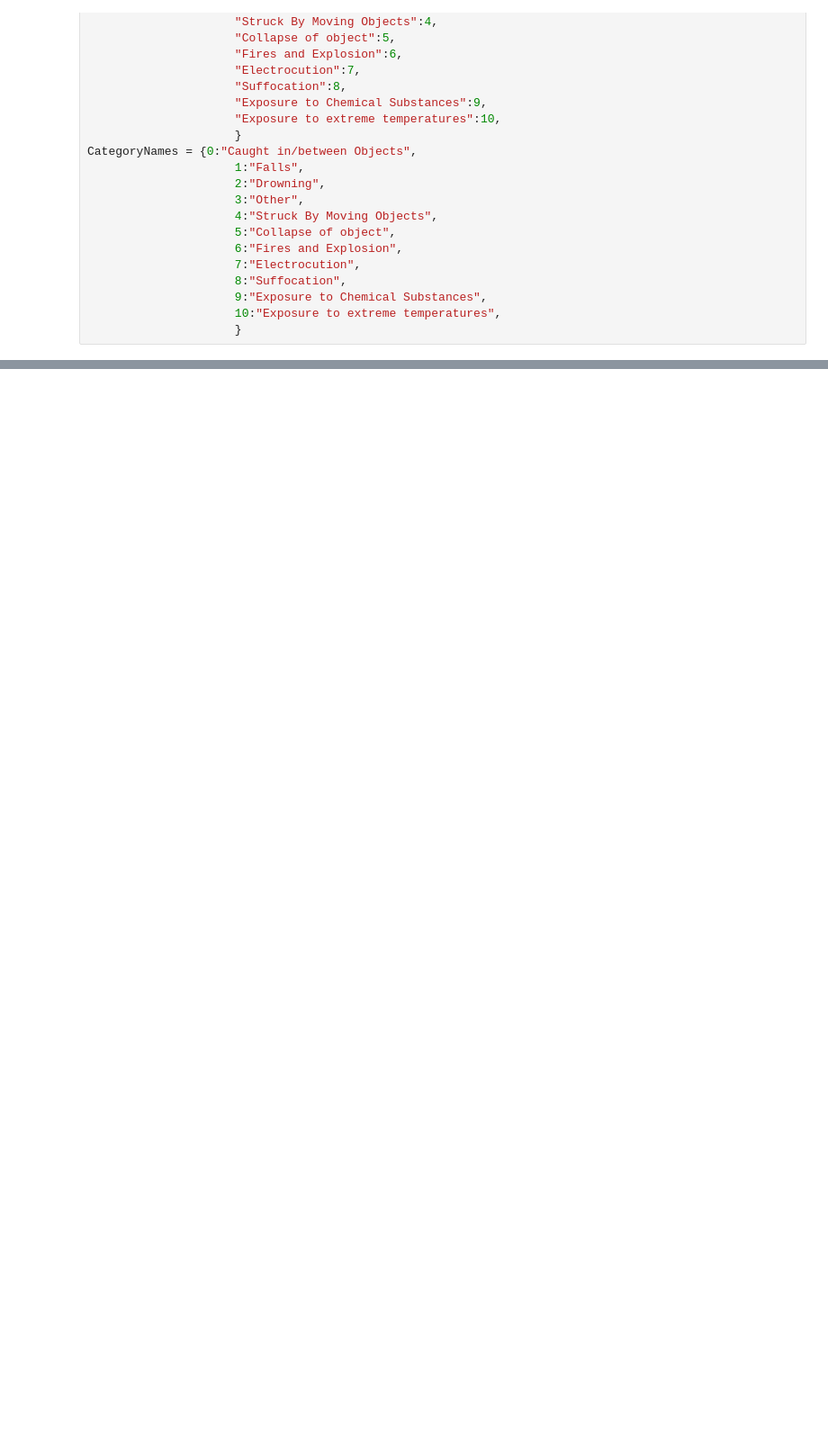
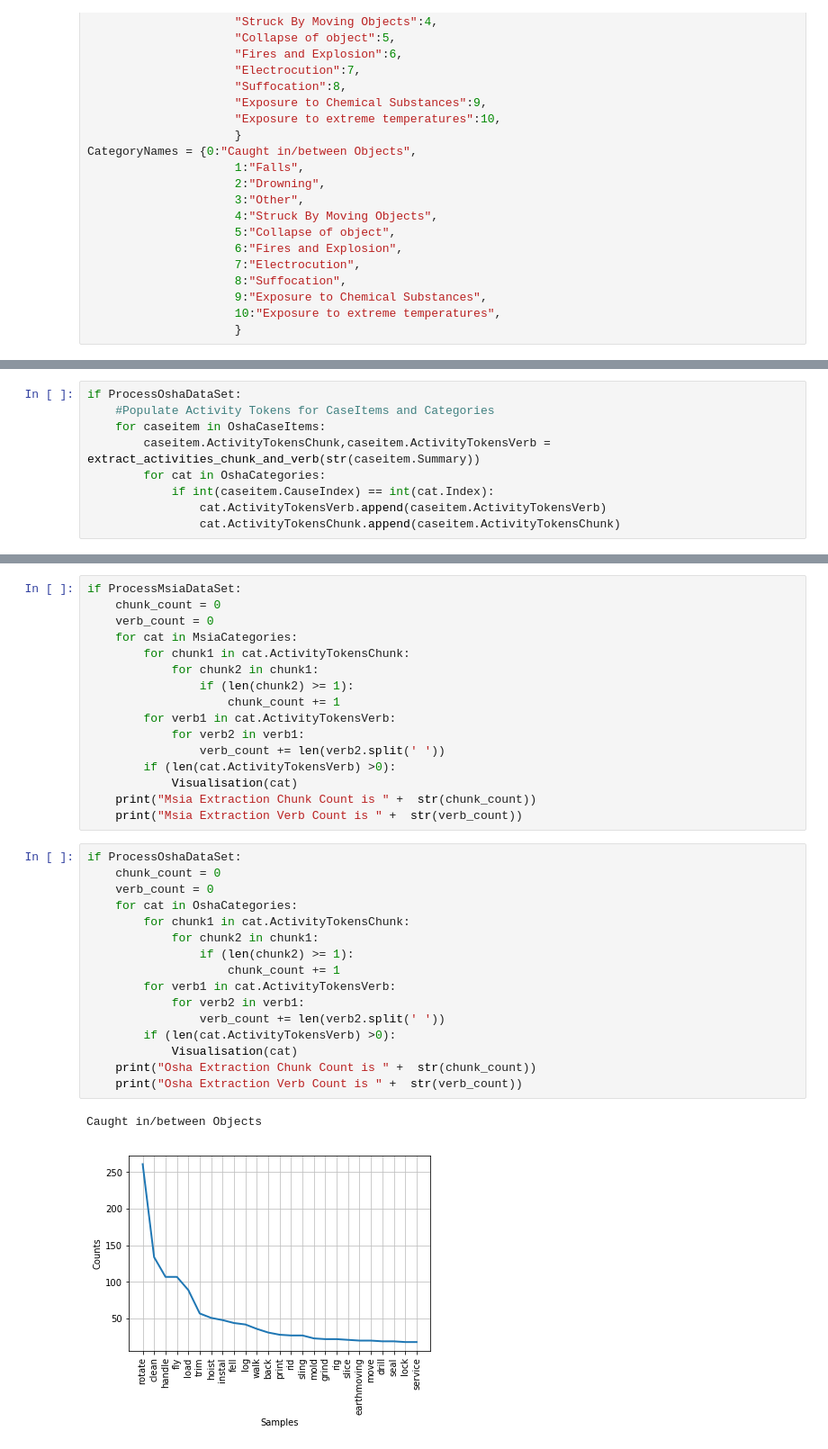
Before and after one commit to arynchoong/MTech-KE-FL, a Jupyter notebook: CA_Activities.ipynb, the cells around one changed output, grey strips where cells are left out. Shown at 90% size. Cells and saved outputs as stored; diff of their text form; blank space fills up the shorter version.

```diff
--- a/CA_Activities.ipynb
+++ b/CA_Activities.ipynb
@@ -304,0 +341,9 @@ Extraction Verb Count is 179
+# %%
+if ProcessOshaDataSet:
+    #Populate Activity Tokens for CaseItems and Categories
+    for caseitem in OshaCaseItems:
+        caseitem.ActivityTokensChunk,caseitem.ActivityTokensVerb = extract_activities_chunk_and_verb(str(caseitem.Summary))
+        for cat in OshaCategories:
+            if int(caseitem.CauseIndex) == int(cat.Index):
+                cat.ActivityTokensVerb.append(caseitem.ActivityTokensVerb)
+                cat.ActivityTokensChunk.append(caseitem.ActivityTokensChunk)
@@ -304,0 +373,35 @@ Extraction Verb Count is 179
+# %%
+if ProcessMsiaDataSet:
+    chunk_count = 0
+    verb_count = 0
+    for cat in MsiaCategories:
+        for chunk1 in cat.ActivityTokensChunk:
+            for chunk2 in chunk1:
+                if (len(chunk2) >= 1):
+                    chunk_count += 1
+        for verb1 in cat.ActivityTokensVerb:
+            for verb2 in verb1:
+                verb_count += len(verb2.split(' '))
+        if (len(cat.ActivityTokensVerb) >0):
+            Visualisation(cat)
+    print("Msia Extraction Chunk Count is " +  str(chunk_count))
+    print("Msia Extraction Verb Count is " +  str(verb_count))
+# %%
+if ProcessOshaDataSet:
+    chunk_count = 0
+    verb_count = 0
+    for cat in OshaCategories:
+        for chunk1 in cat.ActivityTokensChunk:
+            for chunk2 in chunk1:
+                if (len(chunk2) >= 1):
+                    chunk_count += 1
+        for verb1 in cat.ActivityTokensVerb:
+            for verb2 in verb1:
+                verb_count += len(verb2.split(' '))
+        if (len(cat.ActivityTokensVerb) >0):
+            Visualisation(cat)
+    print("Osha Extraction Chunk Count is " +  str(chunk_count))
+    print("Osha Extraction Verb Count is " +  str(verb_count))
+# %% [output]
+Caught in/between Objects
+[figure, added]
```
Also changed, not shown: parts of 22 cells of this notebook.
